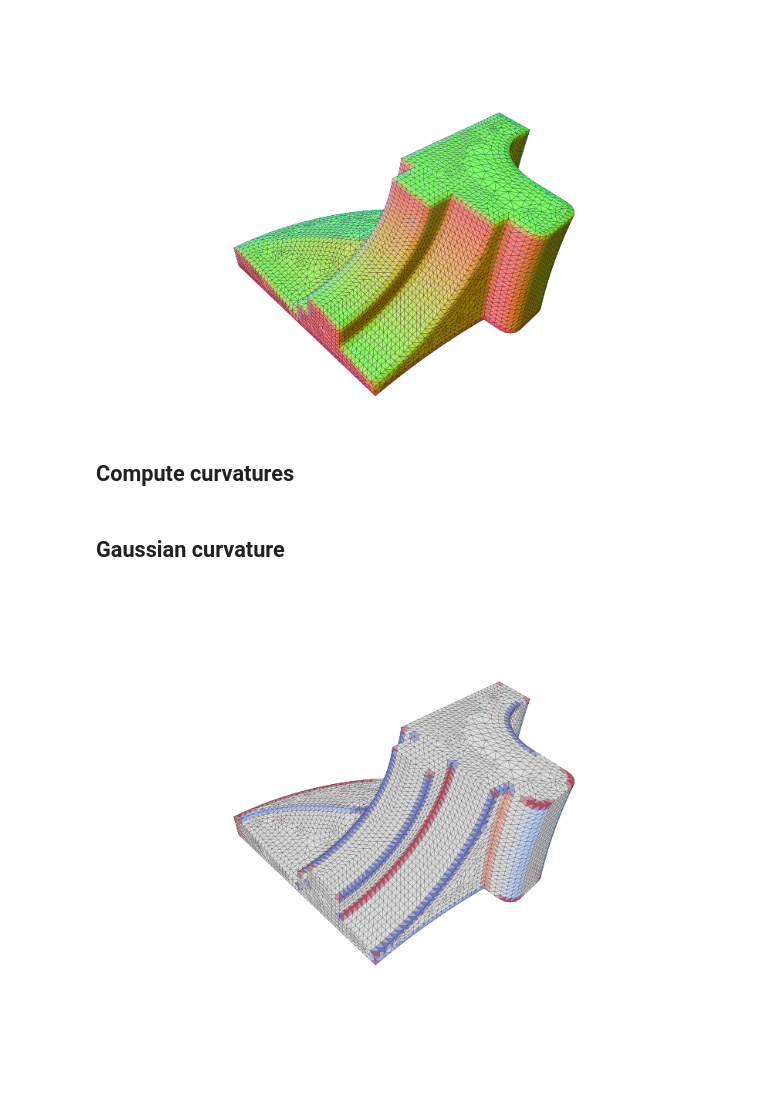
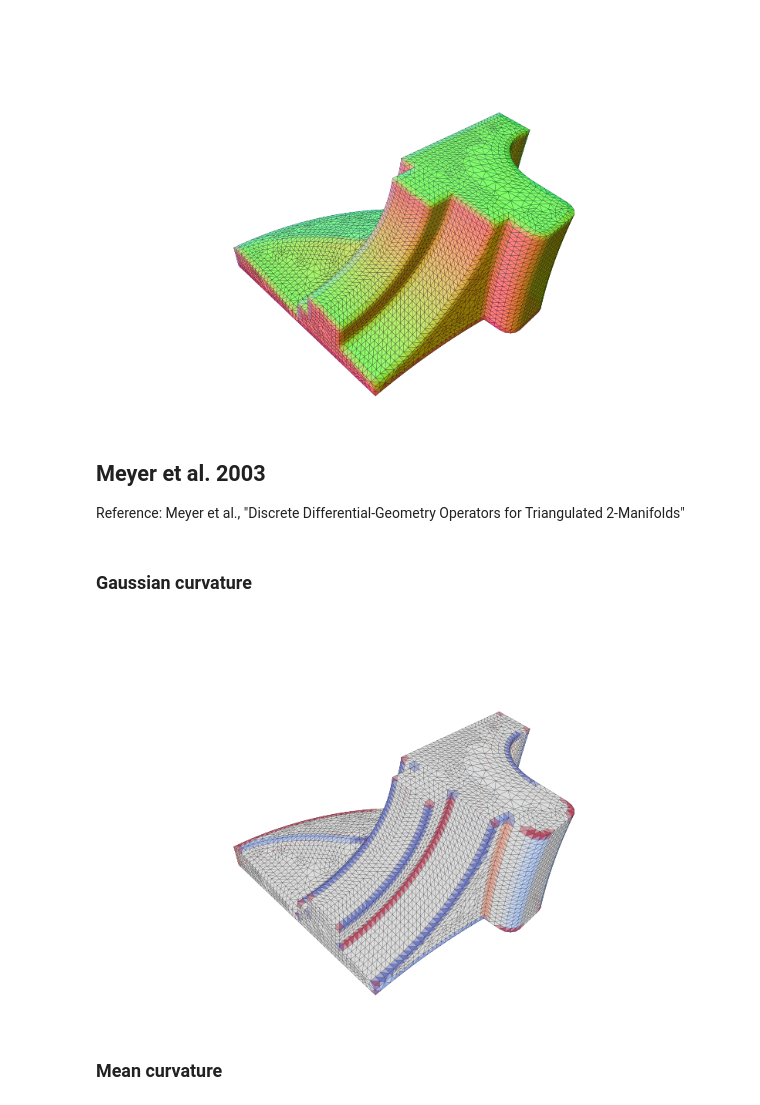
Before and after one commit to tatsy/tinymesh, a Jupyter notebook: examples/python/curvatures.ipynb, the cells around one changed output. Cells and saved outputs as stored; diff of their text form; code cells hidden in the pictures; blank space fills up the shorter version.

```diff
--- a/examples/python/curvatures.ipynb
+++ b/examples/python/curvatures.ipynb
@@ -29,8 +29,9 @@ viewer.perspective(45, viewer.aspect, 1, 100)
 viewer.mesh_visualization(mesh, colors=normals * 0.5 + 0.5)
 # %% [output]
 [figure]
-# %% [markdown]
-## Compute curvatures
+# %% [markdown]
+## Meyer et al. 2003
+Reference: Meyer et al., "Discrete Differential-Geometry Operators for Triangulated 2-Manifolds"
 # %%
 nv = mesh.num_vertices()
 Hs = np.zeros(nv)
@@ -39,13 +40,12 @@ for i in range(nv):
     v = mesh.vertex(i)
     Hs[i] = v.H()
     Ks[i] = v.K()
+# %% [markdown]
+### Gaussian curvature
 # %%
-Hs = np.clip(Hs, -1.0, 1.0) * 0.5 + 0.5
-Ks = np.clip(Ks, -1.0, 1.0) * 0.5 + 0.5
+colorK = cm.coolwarm(np.clip(Ks, -1.0, 1.0) * 0.5 + 0.5)
+viewer.mesh_visualization(mesh, colors=colorK)
+# %% [output]
+[figure, added]
 # %% [markdown]
-## Gaussian curvature
+### Mean curvature
-# %%
-colorK = cm.coolwarm(Ks)
-viewer.mesh_visualization(mesh, colors=colorK)
-# %% [output]
-[figure, removed]
```
Also changed, not shown: parts of 20 cells of this notebook, 3 other files.
